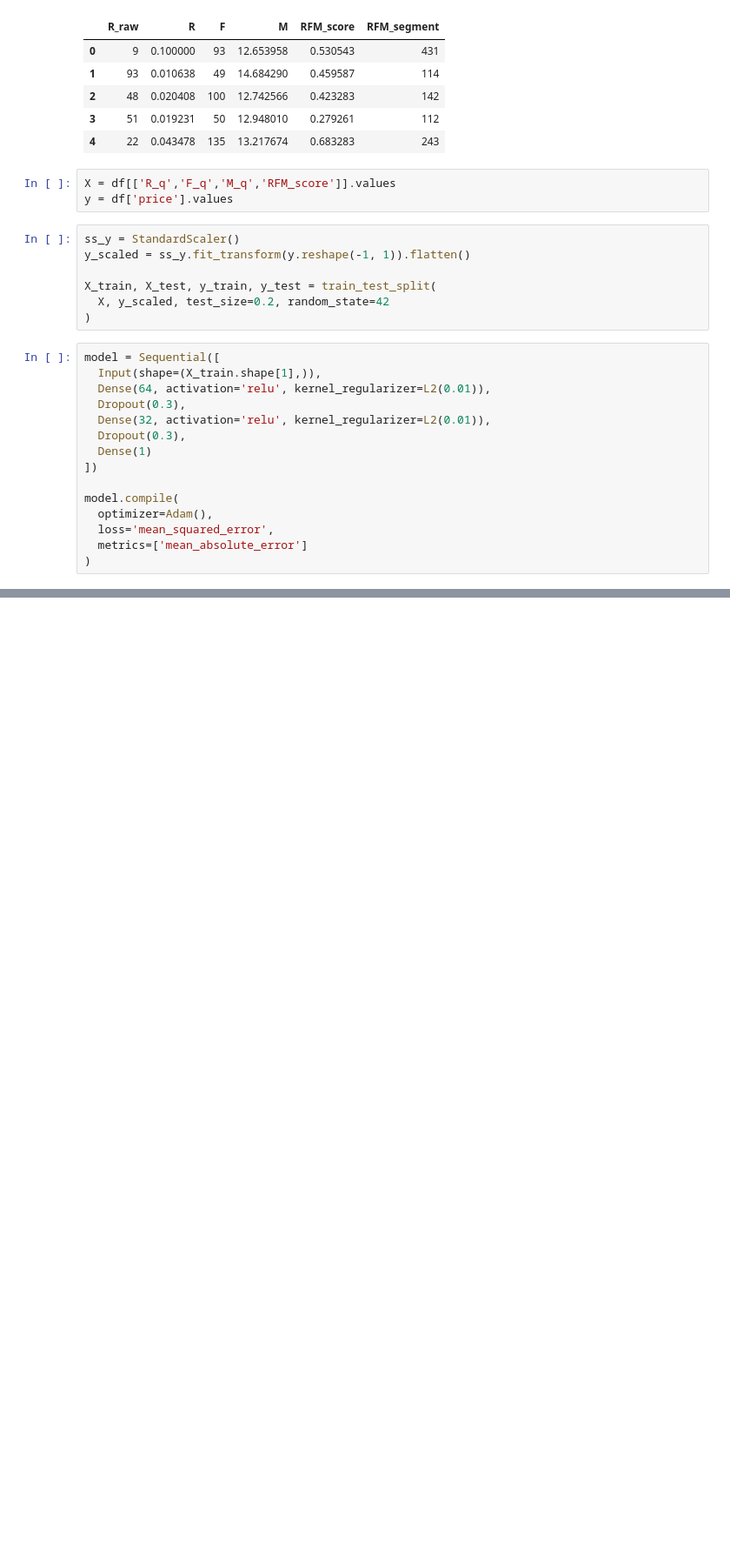
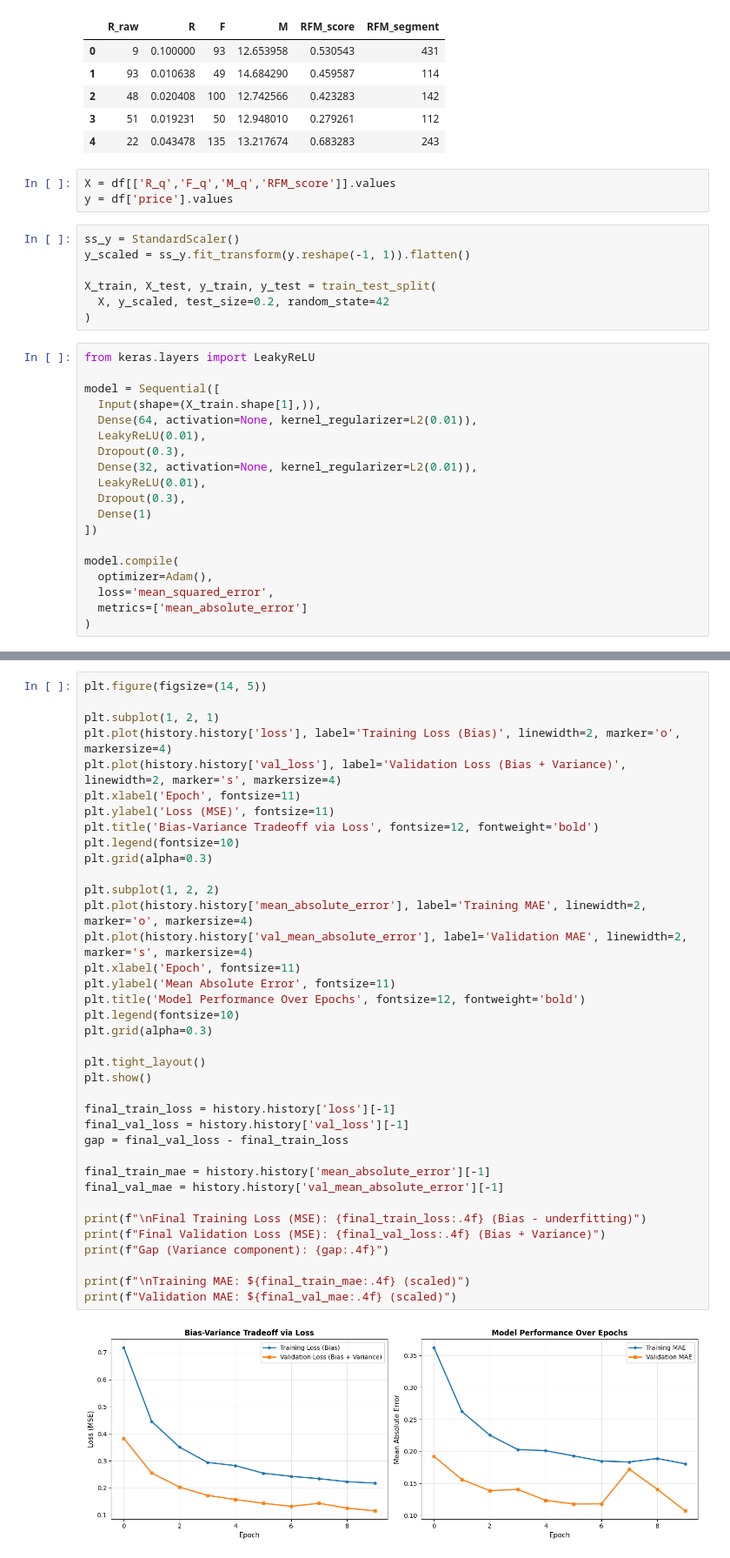
Before and after one commit to fasihh/mlFall25, a Jupyter notebook: Labs/09/q05.ipynb, the cells around one changed output, grey strips where cells are left out. Shown at 87% size. Drawn from its saved outputs; the diff is of its cells as text; blank space fills up the shorter version.

```diff
--- a/Labs/09/q05.ipynb
+++ b/Labs/09/q05.ipynb
@@ -346,11 +346,15 @@ X_train, X_test, y_train, y_test = train_test_split(
   X, y_scaled, test_size=0.2, random_state=42
 )
 # %%
+from keras.layers import LeakyReLU
+
 model = Sequential([
   Input(shape=(X_train.shape[1],)),
-  Dense(64, activation='relu', kernel_regularizer=L2(0.01)),
+  Dense(64, activation=None, kernel_regularizer=L2(0.01)),
+  LeakyReLU(0.01),
   Dropout(0.3),
-  Dense(32, activation='relu', kernel_regularizer=L2(0.01)),
+  Dense(32, activation=None, kernel_regularizer=L2(0.01)),
+  LeakyReLU(0.01),
   Dropout(0.3),
   Dense(1)
 ])
@@ -413,0 +417,39 @@ plt.show()
+# %%
+plt.figure(figsize=(14, 5))
+
+plt.subplot(1, 2, 1)
+plt.plot(history.history['loss'], label='Training Loss (Bias)', linewidth=2, marker='o', markersize=4)
+plt.plot(history.history['val_loss'], label='Validation Loss (Bias + Variance)', linewidth=2, marker='s', markersize=4)
+plt.xlabel('Epoch', fontsize=11)
+plt.ylabel('Loss (MSE)', fontsize=11)
+plt.title('Bias-Variance Tradeoff via Loss', fontsize=12, fontweight='bold')
+plt.legend(fontsize=10)
+plt.grid(alpha=0.3)
+
+plt.subplot(1, 2, 2)
+plt.plot(history.history['mean_absolute_error'], label='Training MAE', linewidth=2, marker='o', markersize=4)
+plt.plot(history.history['val_mean_absolute_error'], label='Validation MAE', linewidth=2, marker='s', markersize=4)
+plt.xlabel('Epoch', fontsize=11)
+plt.ylabel('Mean Absolute Error', fontsize=11)
+plt.title('Model Performance Over Epochs', fontsize=12, fontweight='bold')
+plt.legend(fontsize=10)
+plt.grid(alpha=0.3)
+
+plt.tight_layout()
+plt.show()
+
+final_train_loss = history.history['loss'][-1]
+final_val_loss = history.history['val_loss'][-1]
+gap = final_val_loss - final_train_loss
+
+final_train_mae = history.history['mean_absolute_error'][-1]
+final_val_mae = history.history['val_mean_absolute_error'][-1]
+
+print(f"\nFinal Training Loss (MSE): {final_train_loss:.4f} (Bias - underfitting)")
+print(f"Final Validation Loss (MSE): {final_val_loss:.4f} (Bias + Variance)")
+print(f"Gap (Variance component): {gap:.4f}")
+
+print(f"\nTraining MAE: ${final_train_mae:.4f} (scaled)")
+print(f"Validation MAE: ${final_val_mae:.4f} (scaled)")
+# %% [output]
+[figure, added]
```
Also changed, not shown: parts of 5 cells of this notebook, 8 other files.
